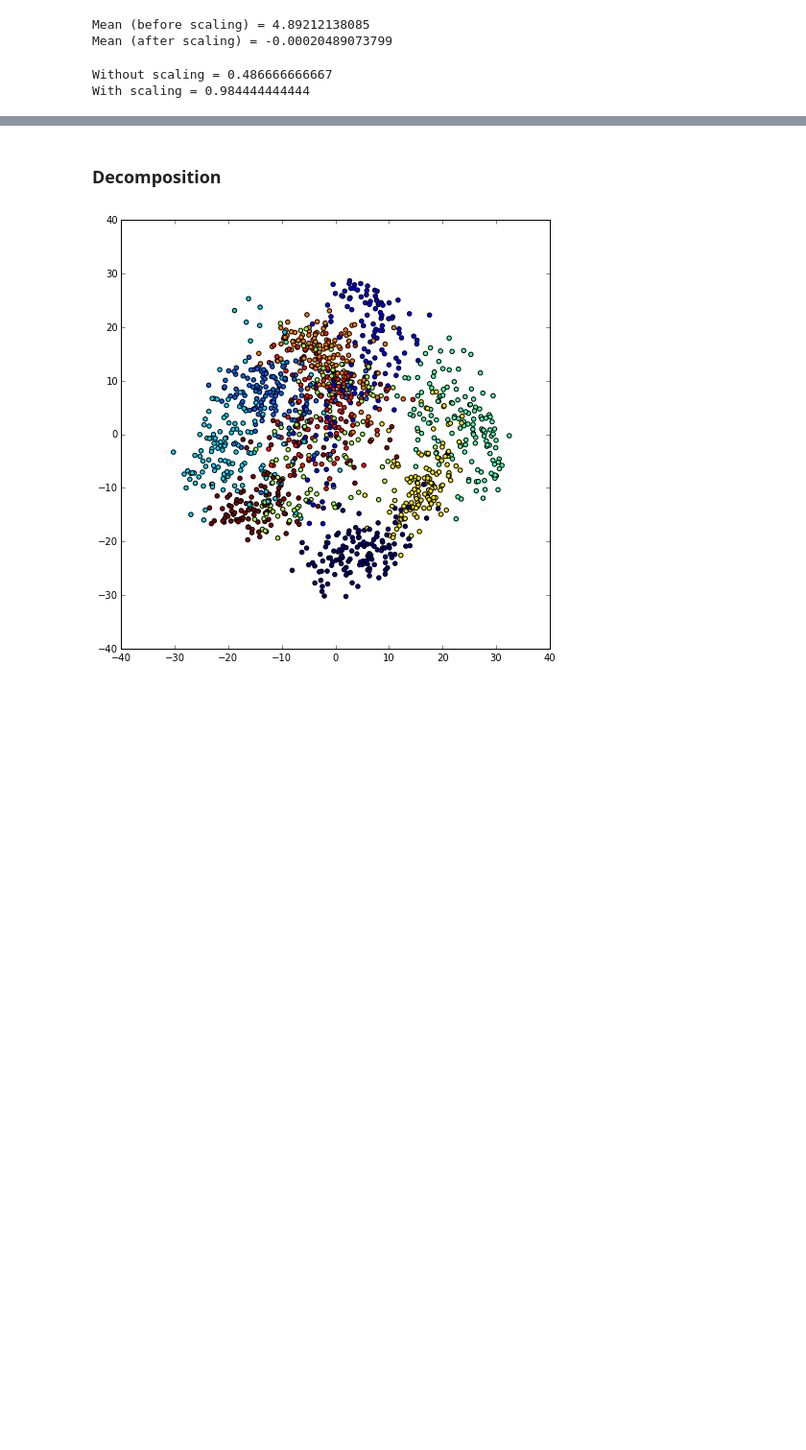
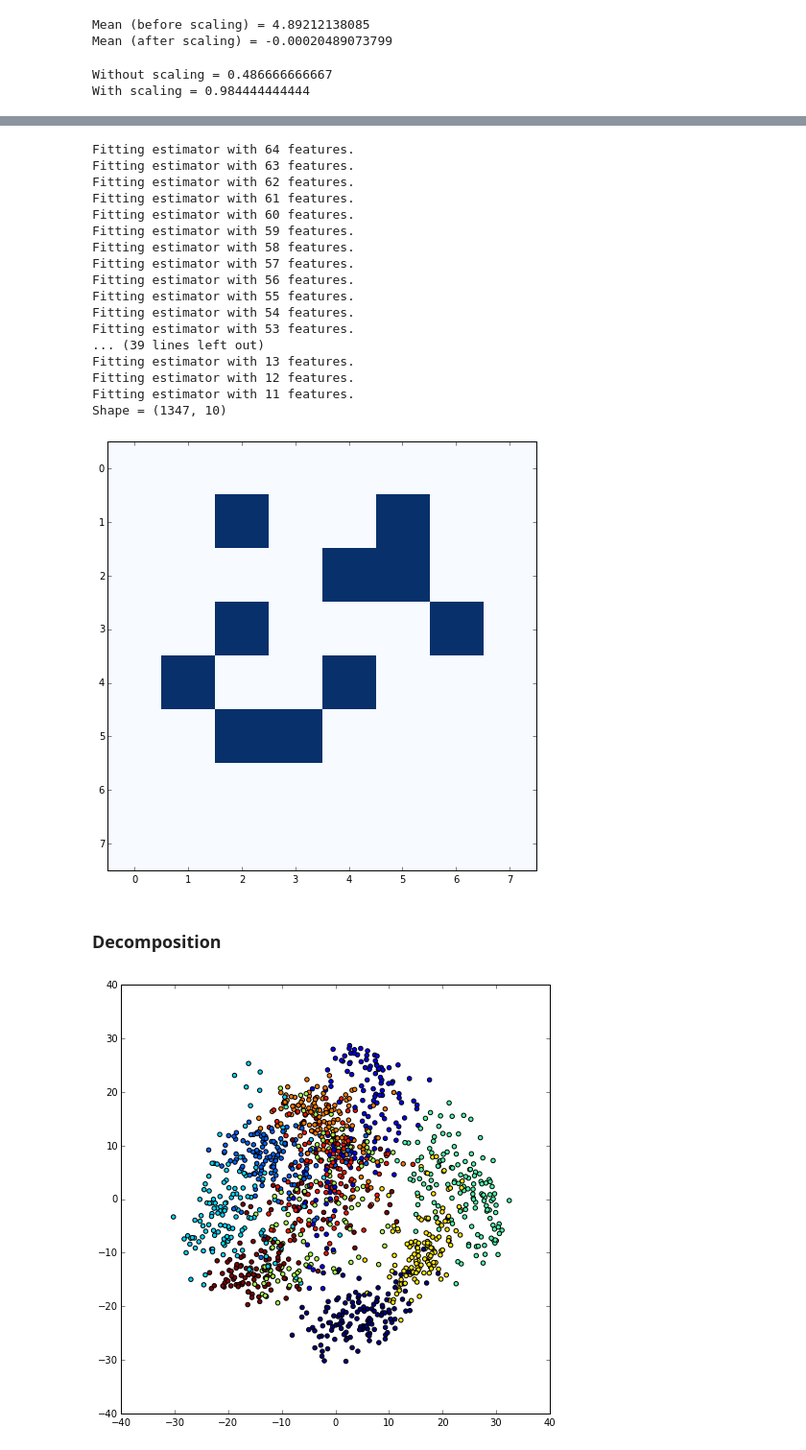
Before and after one commit to glouppe/tutorials-scikit-learn, a Jupyter notebook: An introduction to Machine Learning with Scikit-Learn.ipynb, the cells around one changed output, grey strips where cells are left out. Shown at 96% size. Saved outputs shown, nothing was run; the diff lists cells and outputs as text; code cells hidden in the pictures; blank space fills up the shorter version.

```diff
--- a/An introduction to Machine Learning with Scikit-Learn.ipynb
+++ b/An introduction to Machine Learning with Scikit-Learn.ipynb
@@ -577,3 +593,33 @@ With scaling = 0.984444444444
+# %%
+# Feature selection using backward elimination
+from sklearn.feature_selection import RFE
+from sklearn.ensemble import RandomForestClassifier
+tf = RFE(RandomForestClassifier(), n_features_to_select=10, verbose=1)
+Xt = tf.fit_transform(X_train, y_train)
+print("Shape =", Xt.shape)
+
+# Plot support
+plt.imshow(tf.get_support().reshape((8, 8)), interpolation="nearest", cmap=plt.cm.Blues)
+plt.show()
+# %% [output]
+Fitting estimator with 64 features.
+Fitting estimator with 63 features.
+Fitting estimator with 62 features.
+Fitting estimator with 61 features.
+Fitting estimator with 60 features.
+Fitting estimator with 59 features.
+Fitting estimator with 58 features.
+Fitting estimator with 57 features.
+Fitting estimator with 56 features.
+Fitting estimator with 55 features.
+Fitting estimator with 54 features.
+Fitting estimator with 53 features.
+... (39 lines left out)
+Fitting estimator with 13 features.
+Fitting estimator with 12 features.
+Fitting estimator with 11 features.
+Shape = (1347, 10)
+[figure, added]
 # %% [markdown]
 ### Decomposition
 # %%
```
Also changed, not shown: parts of 31 cells of this notebook.
